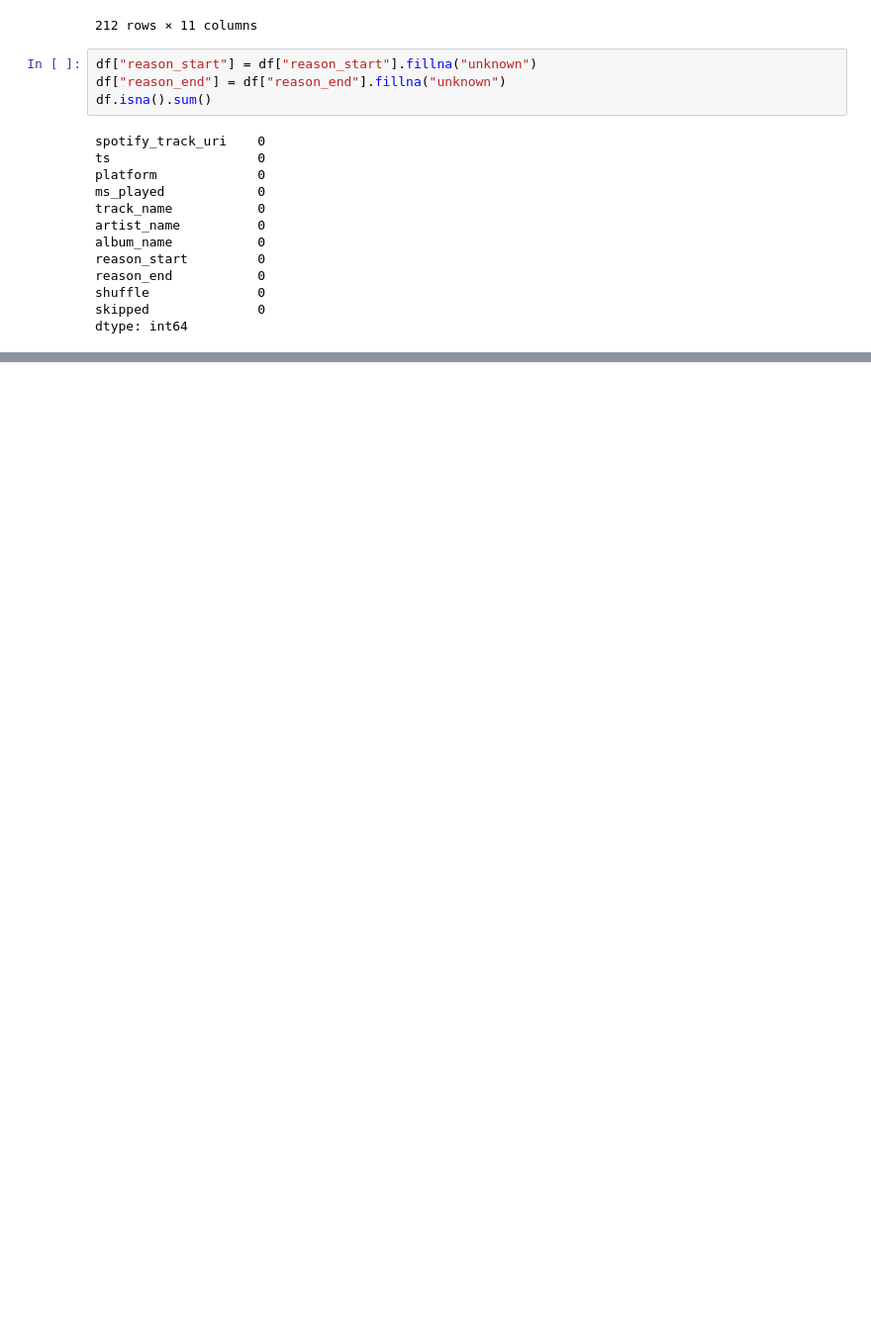
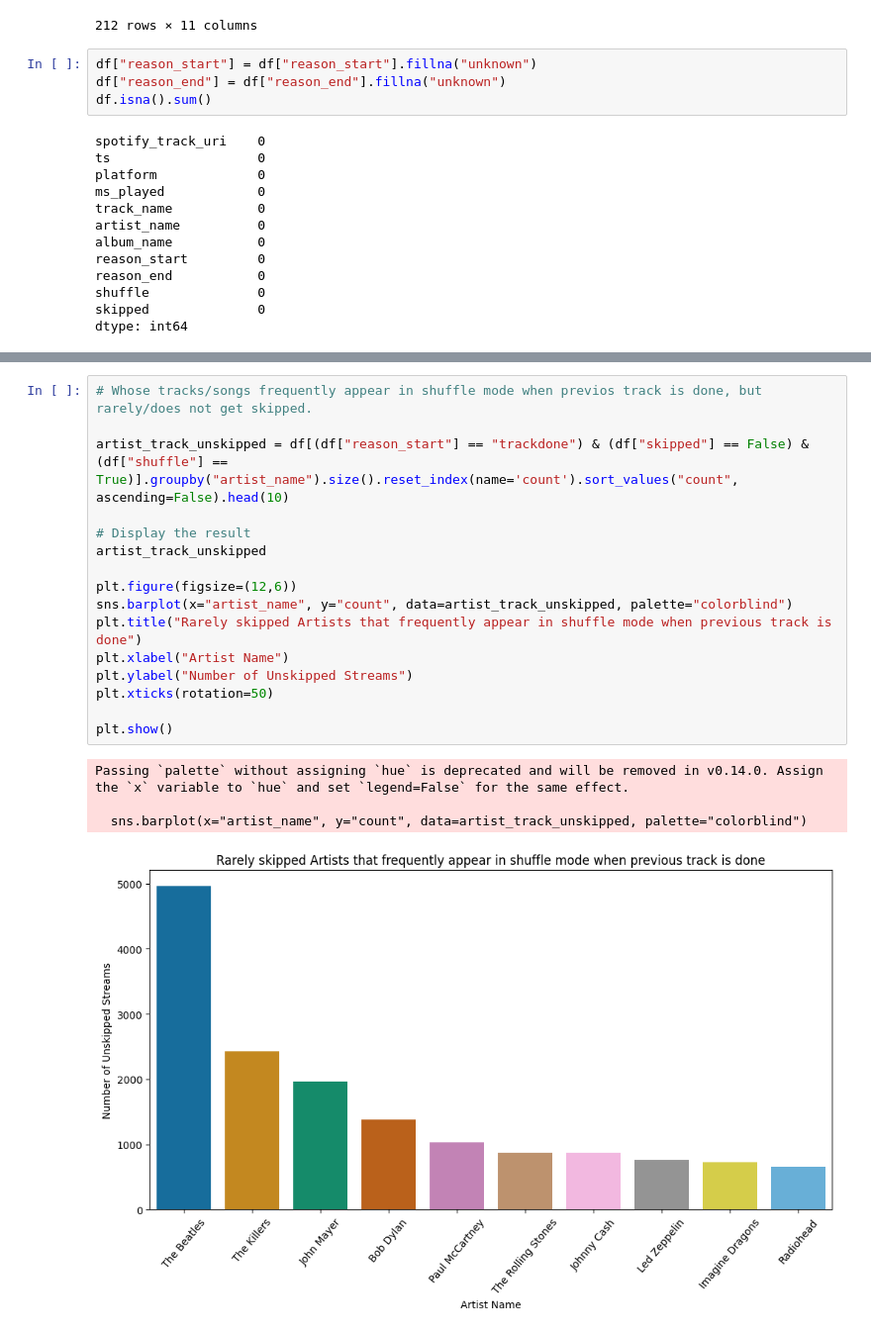
Before and after one commit to jp-asadon/spotify_analysis, a Jupyter notebook: notebook.ipynb, the cells around one changed output, grey strips where cells are left out. Shown at 99% size. Saved outputs shown, nothing was run; the diff lists cells and outputs as text; blank space fills up the shorter version.

```diff
--- a/notebook.ipynb
+++ b/notebook.ipynb
@@ -206,0 +238,21 @@ top_track[top_track.index == 12374]
+# %%
+# Whose tracks/songs frequently appear in shuffle mode when previos track is done, but rarely/does not get skipped.
+
+artist_track_unskipped = df[(df["reason_start"] == "trackdone") & (df["skipped"] == False) & (df["shuffle"] == True)].groupby("artist_name").size().reset_index(name='count').sort_values("count", ascending=False).head(10)
+
+# Display the result
+artist_track_unskipped
+
+plt.figure(figsize=(12,6))
+sns.barplot(x="artist_name", y="count", data=artist_track_unskipped, palette="colorblind")
+plt.title("Rarely skipped Artists that frequently appear in shuffle mode when previous track is done")
+plt.xlabel("Artist Name")
+plt.ylabel("Number of Unskipped Streams")
+plt.xticks(rotation=50)
+
+plt.show()
+# %% [output]
+Passing `palette` without assigning `hue` is deprecated and will be removed in v0.14.0. Assign the `x` variable to `hue` and set `legend=False` for the same effect.
+
+  sns.barplot(x="artist_name", y="count", data=artist_track_unskipped, palette="colorblind")
+[figure, added]
```
Also changed, not shown: parts of 9 cells of this notebook.
